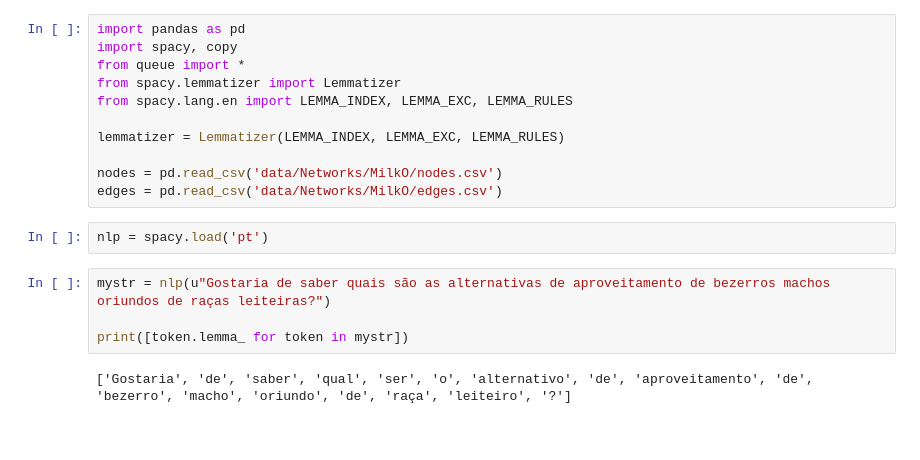
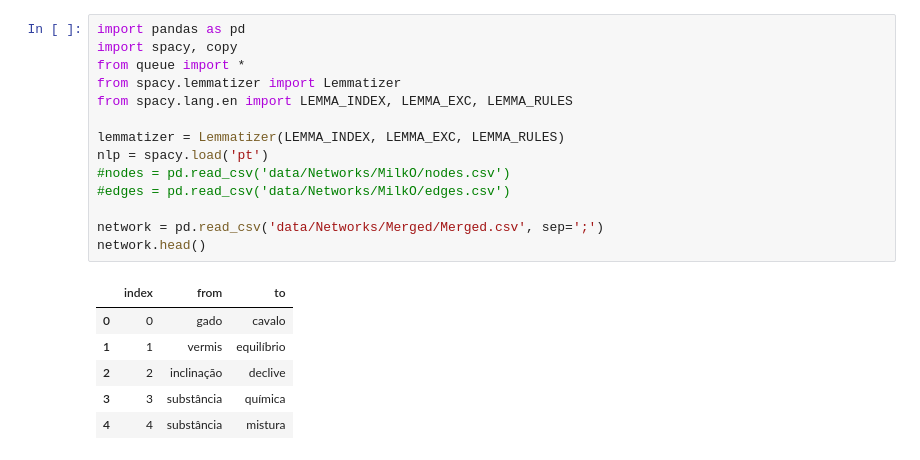
Before and after one commit to Sirsirious/textO, a Jupyter notebook: Graphing.ipynb, the cells around one changed output. Drawn from its saved outputs; the diff is of its cells as text.

```diff
--- a/Graphing.ipynb
+++ b/Graphing.ipynb
@@ -1,19 +1,21 @@
 # %%
 import pandas as pd
 import spacy, copy
 from queue import *
 from spacy.lemmatizer import Lemmatizer
 from spacy.lang.en import LEMMA_INDEX, LEMMA_EXC, LEMMA_RULES
 
 lemmatizer = Lemmatizer(LEMMA_INDEX, LEMMA_EXC, LEMMA_RULES)
+nlp = spacy.load('pt')
+#nodes = pd.read_csv('data/Networks/MilkO/nodes.csv')
+#edges = pd.read_csv('data/Networks/MilkO/edges.csv')
 
-nodes = pd.read_csv('data/Networks/MilkO/nodes.csv')
-edges = pd.read_csv('data/Networks/MilkO/edges.csv')
+network = pd.read_csv('data/Networks/Merged/Merged.csv', sep=';')
+network.head()
+# %% [output]
+|  | index | from | to |
+| 0 | 0 | gado | cavalo |
+| 1 | 1 | vermis | equilíbrio |
+| 2 | 2 | inclinação | declive |
+| 3 | 3 | substância | química |
+| 4 | 4 | substância | mistura |
-# %%
-nlp = spacy.load('pt')
-# %%
-mystr = nlp(u"Gostaria de saber quais são as alternativas de aproveitamento de bezerros machos oriundos de raças leiteiras?")
-
-print([token.lemma_ for token in mystr])
-# %% [output]
-['Gostaria', 'de', 'saber', 'qual', 'ser', 'o', 'alternativo', 'de', 'aproveitamento', 'de', 'bezerro', 'macho', 'oriundo', 'de', 'raça', 'leiteiro', '?']
```
Also changed, not shown: parts of 10 cells of this notebook, 5 other files.
